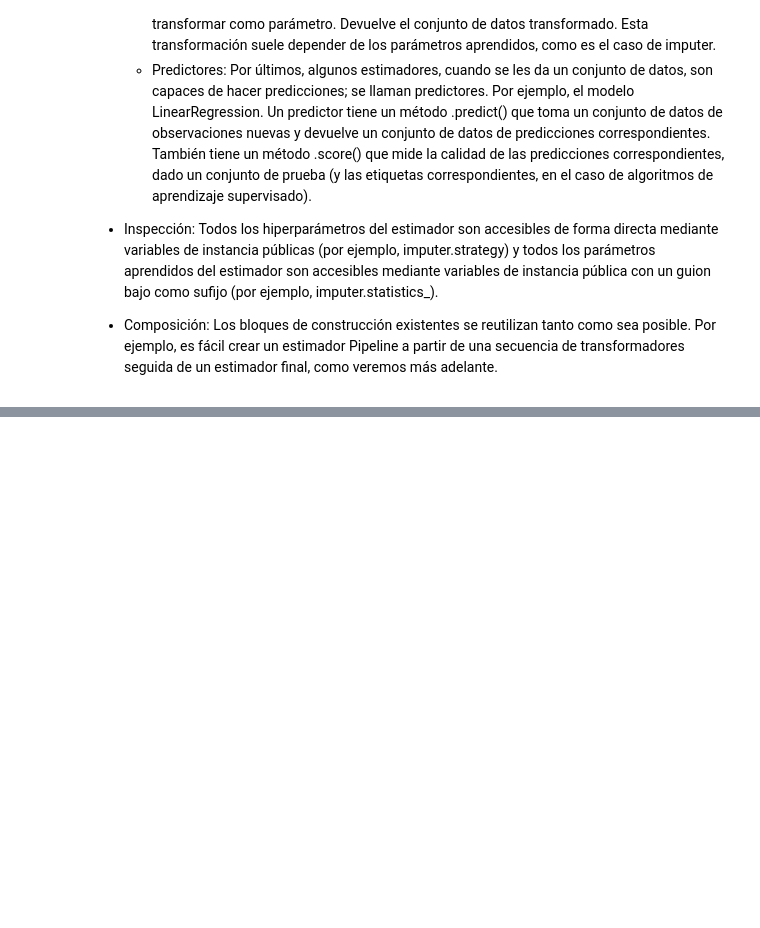
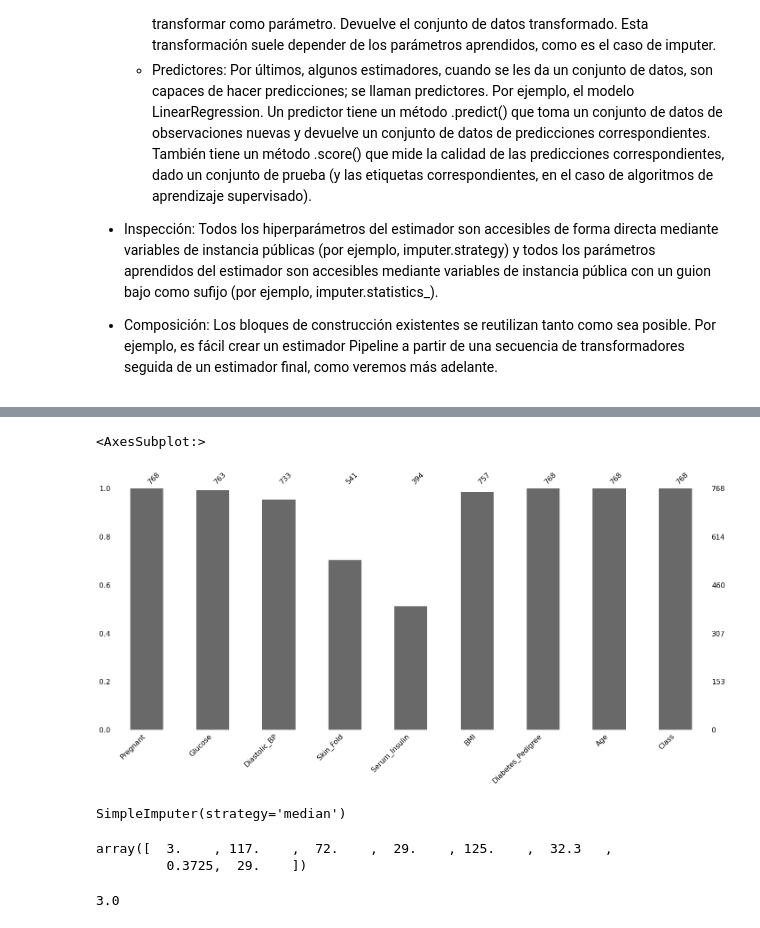
Before and after one commit to stivenlopezg/Modulo-Python-3, a Jupyter notebook: notebooks/clase-4.ipynb, the cells around one changed output, grey strips where cells are left out. Saved outputs shown, nothing was run; the diff lists cells and outputs as text; code cells hidden in the pictures; blank space fills up the shorter version.

```diff
--- a/notebooks/clase-4.ipynb
+++ b/notebooks/clase-4.ipynb
@@ -76,0 +186,7 @@ Estos son los principios de diseño más importantes:
+# %%
+import pandas as pd
+import missingno as msno
+from sklearn.impute import SimpleImputer
+
+diabetes = pd.read_csv("https://raw.githubusercontent.com/stivenlopezg/Modulo-Python-3/master/data/pima-indians-diabetes%20data.csv")
+diabetes.head()
@@ -76,0 +200,20 @@ Estos son los principios de diseño más importantes:
+# %%
+msno.bar(df=diabetes)
+# %% [output]
+<AxesSubplot:>
+[figure, added]
+# %%
+imputer = SimpleImputer(strategy='median')
+
+imputer.fit(diabetes.drop("Class", axis=1))
+# %% [output]
+SimpleImputer(strategy='median')
+# %%
+imputer.statistics_
+# %% [output]
+array([  3.    , 117.    ,  72.    ,  29.    , 125.    ,  32.3   ,
+         0.3725,  29.    ])
+# %%
+diabetes["Pregnant"].median()
+# %% [output]
+3.0
```
Also changed, not shown: parts of 13 cells of this notebook, 1 other file.
